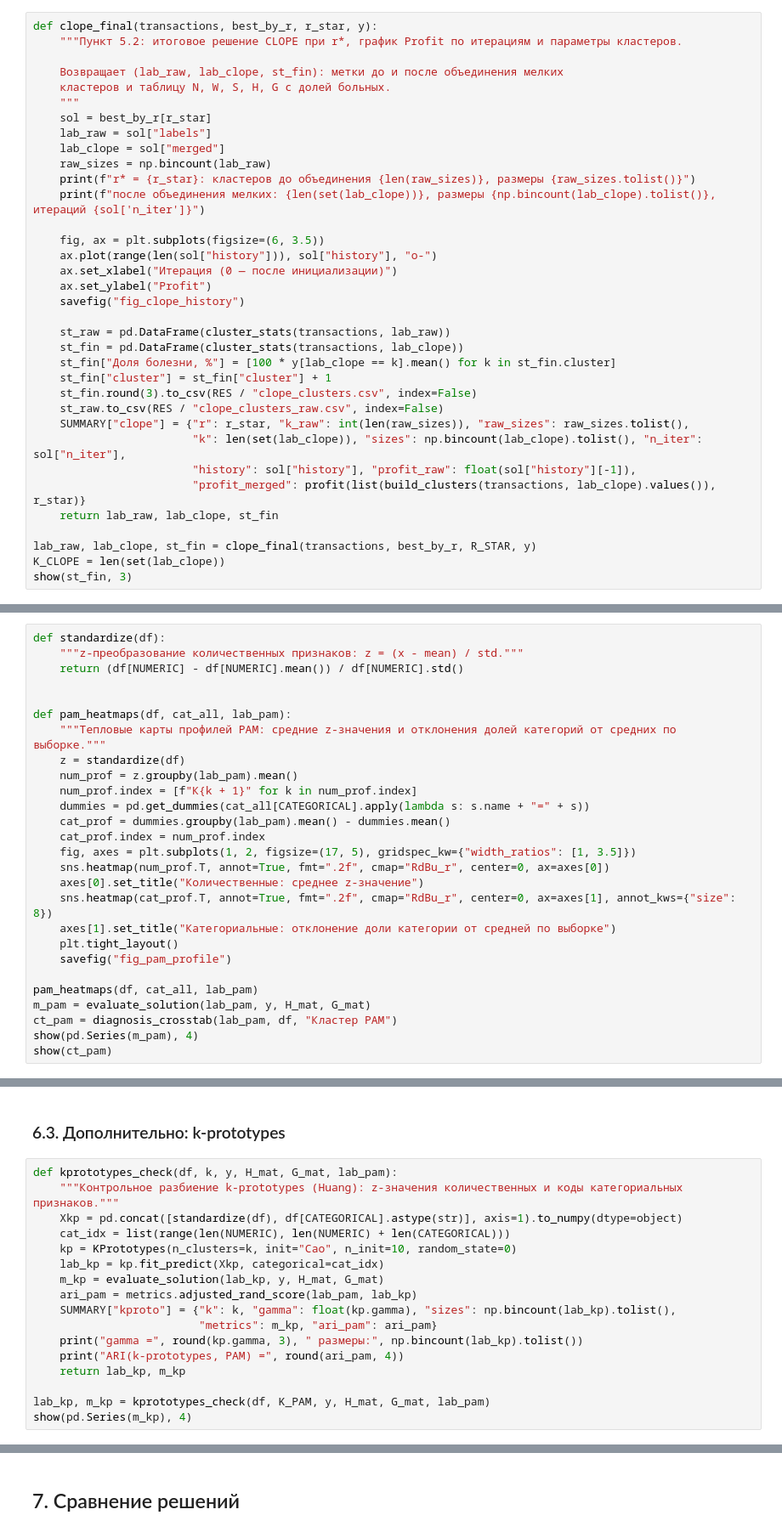
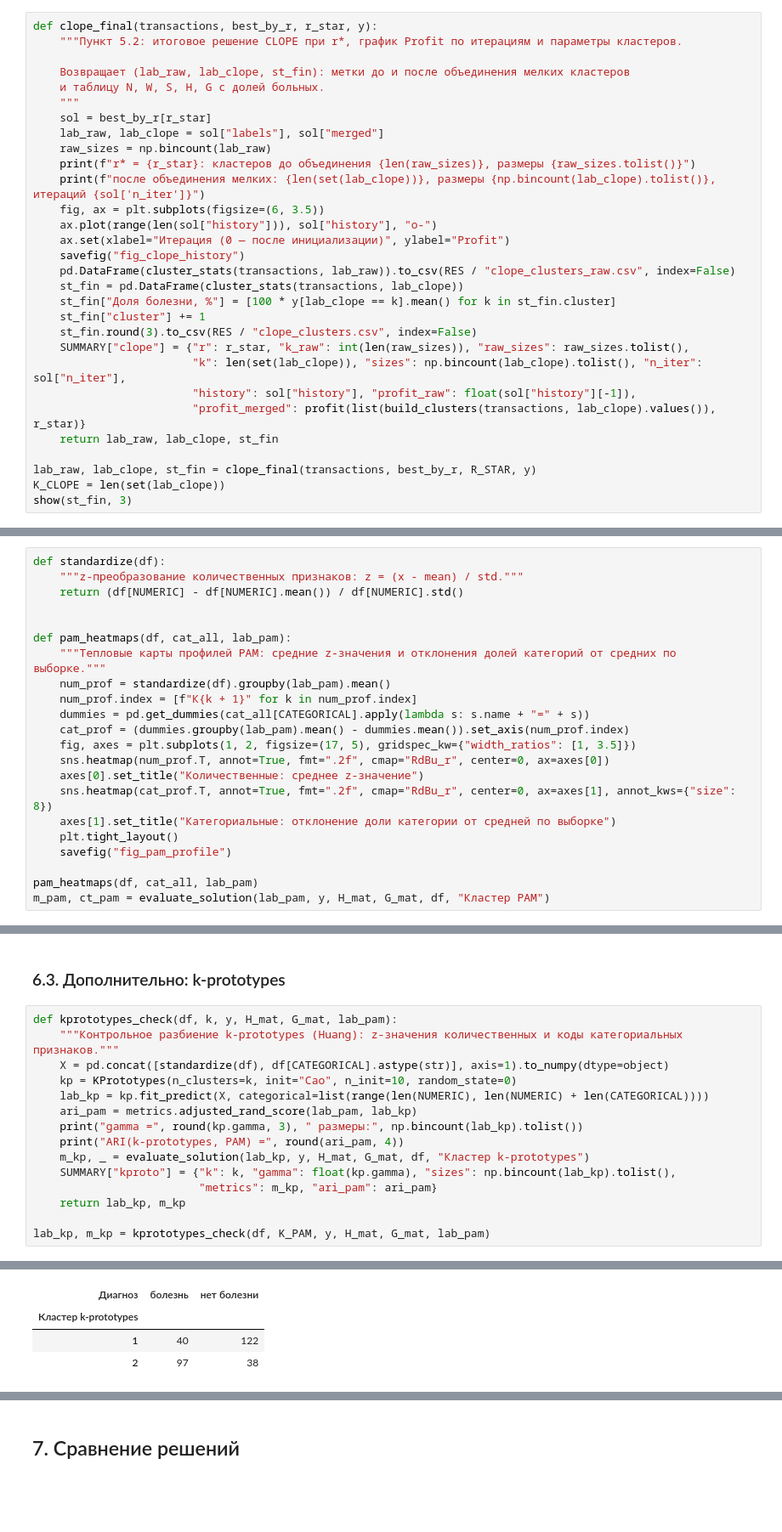
Before and after one commit to igor231223/MAD_3-5-, a Jupyter notebook: LR5_CLOPE_HeartDisease.ipynb, the cells around one changed output, grey strips where cells are left out. Shown at 85% size. Drawn from its saved outputs; the diff is of its cells as text; blank space fills up the shorter version.

```diff
--- a/LR5_CLOPE_HeartDisease.ipynb
+++ b/LR5_CLOPE_HeartDisease.ipynb
@@ -1011,28 +852,23 @@ plot_clope_grid(grid, R_STAR)
 def clope_final(transactions, best_by_r, r_star, y):
     """Пункт 5.2: итоговое решение CLOPE при r*, график Profit по итерациям и параметры кластеров.
 
-    Возвращает (lab_raw, lab_clope, st_fin): метки до и после объединения мелких
-    кластеров и таблицу N, W, S, H, G с долей больных.
+    Возвращает (lab_raw, lab_clope, st_fin): метки до и после объединения мелких кластеров
+    и таблицу N, W, S, H, G с долей больных.
     """
     sol = best_by_r[r_star]
-    lab_raw = sol["labels"]
-    lab_clope = sol["merged"]
+    lab_raw, lab_clope = sol["labels"], sol["merged"]
     raw_sizes = np.bincount(lab_raw)
     print(f"r* = {r_star}: кластеров до объединения {len(raw_sizes)}, размеры {raw_sizes.tolist()}")
     print(f"после объединения мелких: {len(set(lab_clope))}, размеры {np.bincount(lab_clope).tolist()}, итераций {sol['n_iter']}")
-
     fig, ax = plt.subplots(figsize=(6, 3.5))
     ax.plot(range(len(sol["history"])), sol["history"], "o-")
-    ax.set_xlabel("Итерация (0 — после инициализации)")
-    ax.set_ylabel("Profit")
+    ax.set(xlabel="Итерация (0 — после инициализации)", ylabel="Profit")
     savefig("fig_clope_history")
-
-    st_raw = pd.DataFrame(cluster_stats(transactions, lab_raw))
+    pd.DataFrame(cluster_stats(transactions, lab_raw)).to_csv(RES / "clope_clusters_raw.csv", index=False)
     st_fin = pd.DataFrame(cluster_stats(transactions, lab_clope))
     st_fin["Доля болезни, %"] = [100 * y[lab_clope == k].mean() for k in st_fin.cluster]
-    st_fin["cluster"] = st_fin["cluster"] + 1
+    st_fin["cluster"] += 1
     st_fin.round(3).to_csv(RES / "clope_clusters.csv", index=False)
-    st_raw.to_csv(RES / "clope_clusters_raw.csv", index=False)
     SUMMARY["clope"] = {"r": r_star, "k_raw": int(len(raw_sizes)), "raw_sizes": raw_sizes.tolist(),
                         "k": len(set(lab_clope)), "sizes": np.bincount(lab_clope).tolist(), "n_iter": sol["n_iter"],
                         "history": sol["history"], "profit_raw": float(sol["history"][-1]),
@@ -1530,12 +1288,10 @@ def standardize(df):
 
 def pam_heatmaps(df, cat_all, lab_pam):
     """Тепловые карты профилей PAM: средние z-значения и отклонения долей категорий от средних по выборке."""
-    z = standardize(df)
-    num_prof = z.groupby(lab_pam).mean()
+    num_prof = standardize(df).groupby(lab_pam).mean()
     num_prof.index = [f"К{k + 1}" for k in num_prof.index]
     dummies = pd.get_dummies(cat_all[CATEGORICAL].apply(lambda s: s.name + "=" + s))
-    cat_prof = dummies.groupby(lab_pam).mean() - dummies.mean()
-    cat_prof.index = num_prof.index
+    cat_prof = (dummies.groupby(lab_pam).mean() - dummies.mean()).set_axis(num_prof.index)
     fig, axes = plt.subplots(1, 2, figsize=(17, 5), gridspec_kw={"width_ratios": [1, 3.5]})
     sns.heatmap(num_prof.T, annot=True, fmt=".2f", cmap="RdBu_r", center=0, ax=axes[0])
     axes[0].set_title("Количественные: среднее z-значение")
@@ -1545,10 +1301,7 @@ def pam_heatmaps(df, cat_all, lab_pam):
     savefig("fig_pam_profile")
 
 pam_heatmaps(df, cat_all, lab_pam)
-m_pam = evaluate_solution(lab_pam, y, H_mat, G_mat)
-ct_pam = diagnosis_crosstab(lab_pam, df, "Кластер PAM")
-show(pd.Series(m_pam), 4)
-show(ct_pam)
+m_pam, ct_pam = evaluate_solution(lab_pam, y, H_mat, G_mat, df, "Кластер PAM")
 # %% [output]
 [figure]
 ARI                     0.3611
@@ -1666,32 +1397,34 @@ show(sig_pam, 4)
 # %%
 def kprototypes_check(df, k, y, H_mat, G_mat, lab_pam):
     """Контрольное разбиение k-prototypes (Huang): z-значения количественных и коды категориальных признаков."""
-    Xkp = pd.concat([standardize(df), df[CATEGORICAL].astype(str)], axis=1).to_numpy(dtype=object)
-    cat_idx = list(range(len(NUMERIC), len(NUMERIC) + len(CATEGORICAL)))
+    X = pd.concat([standardize(df), df[CATEGORICAL].astype(str)], axis=1).to_numpy(dtype=object)
     kp = KPrototypes(n_clusters=k, init="Cao", n_init=10, random_state=0)
-    lab_kp = kp.fit_predict(Xkp, categorical=cat_idx)
-    m_kp = evaluate_solution(lab_kp, y, H_mat, G_mat)
+    lab_kp = kp.fit_predict(X, categorical=list(range(len(NUMERIC), len(NUMERIC) + len(CATEGORICAL))))
     ari_pam = metrics.adjusted_rand_score(lab_pam, lab_kp)
+    print("gamma =", round(kp.gamma, 3), " размеры:", np.bincount(lab_kp).tolist())
+    print("ARI(k-prototypes, PAM) =", round(ari_pam, 4))
+    m_kp, _ = evaluate_solution(lab_kp, y, H_mat, G_mat, df, "Кластер k-prototypes")
     SUMMARY["kproto"] = {"k": k, "gamma": float(kp.gamma), "sizes": np.bincount(lab_kp).tolist(),
                          "metrics": m_kp, "ari_pam": ari_pam}
-    print("gamma =", round(kp.gamma, 3), " размеры:", np.bincount(lab_kp).tolist())
-    print("ARI(k-prototypes, PAM) =", round(ari_pam, 4))
     return lab_kp, m_kp
 
 lab_kp, m_kp = kprototypes_check(df, K_PAM, y, H_mat, G_mat, lab_pam)
-show(pd.Series(m_kp), 4)
 # %% [output]
 gamma = 0.499  размеры: [162, 135]
 ARI(k-prototypes, PAM) = 0.3775
 ARI                     0.2228
 NMI                     0.1669
 Homogeneity             0.1668
 Completeness            0.1671
 V-measure               0.1669
 Purity                  0.7374
 Silhouette (Хэмминг)    0.1663
 Silhouette (Гауэр)      0.1805
 dtype: float64
+| Диагноз | болезнь | нет болезни |
+| Кластер k-prototypes |  |  |
+| 1 | 40 | 122 |
+| 2 | 97 | 38 |
 # %% [markdown]
 **Функции и классы ячейки:**
 - `kprototypes_check` — контрольное разбиение k-prototypes (Huang): z-значения количественных и коды категориальных признаков.
```
Also changed, not shown: parts of 42 cells of this notebook, 1 other file.
